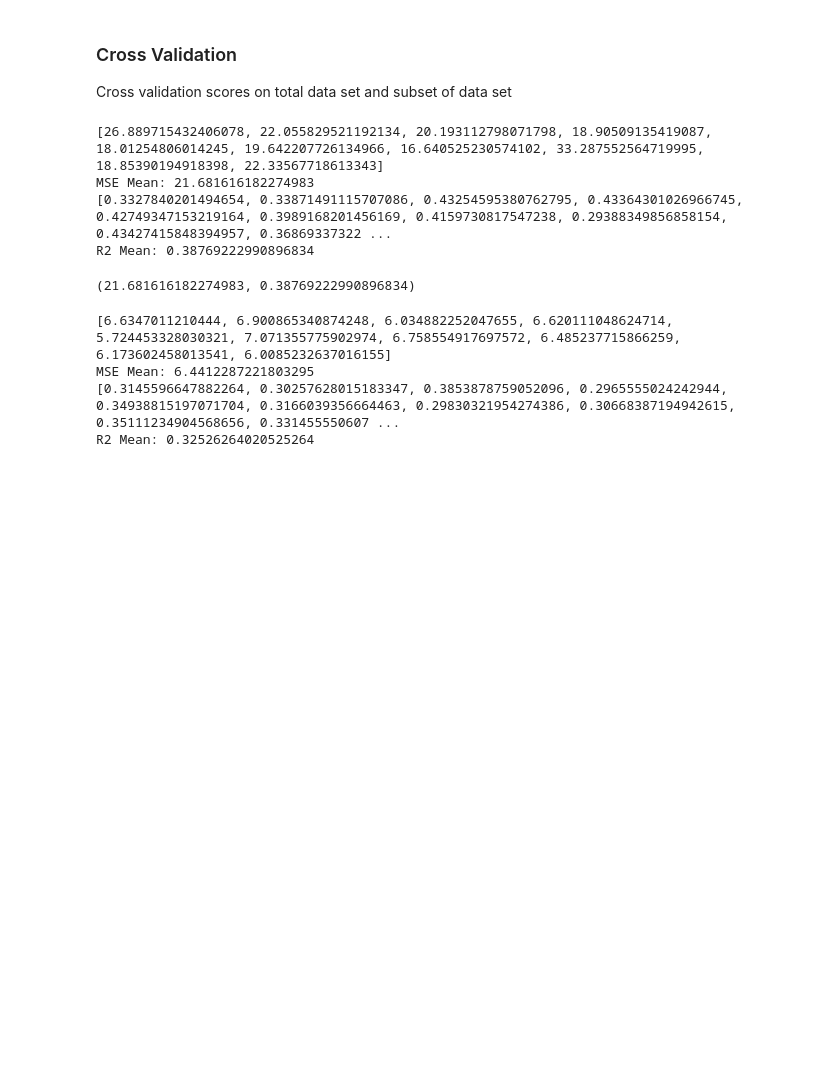
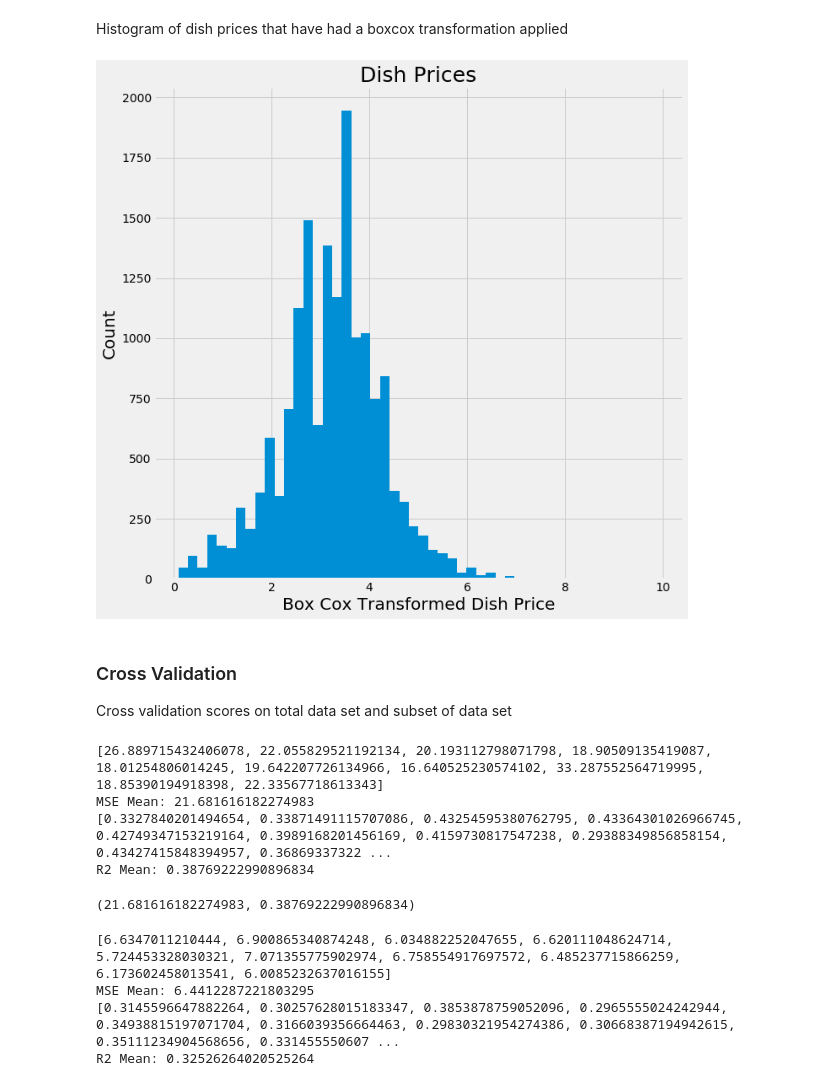
Before and after one commit to alan-j-lin/lunch_price_prediction, a Jupyter notebook: Project_Luther_Alan.ipynb, the cells around one changed output. Saved outputs shown, nothing was run; the diff lists cells and outputs as text; code cells hidden in the pictures; blank space fills up the shorter version.

```diff
--- a/Project_Luther_Alan.ipynb
+++ b/Project_Luther_Alan.ipynb
@@ -587,3 +749,13 @@ See the caveats in the documentation: http://pandas.pydata.org/pandas-docs/stabl
+# %% [markdown]
+Histogram of dish prices that have had a boxcox transformation applied
+# %%
+model_df.iloc[:, 0].map(lambda x: stats.boxcox(x, big_L)).hist(bins = 50)
+plt.xlabel('Box Cox Transformed Dish Price', fontsize = 20)
+plt.ylabel('Count', fontsize = 20)
+plt.title('Dish Prices', fontsize = 25)
+plt.savefig('BCDishPriceHist.png', format = 'png')
+# %% [output]
+[figure, added]
 # %% [markdown]
 ### Cross Validation
 Cross validation scores on total data set and subset of data set
```
Also changed, not shown: parts of 35 cells of this notebook, 10 other files.
